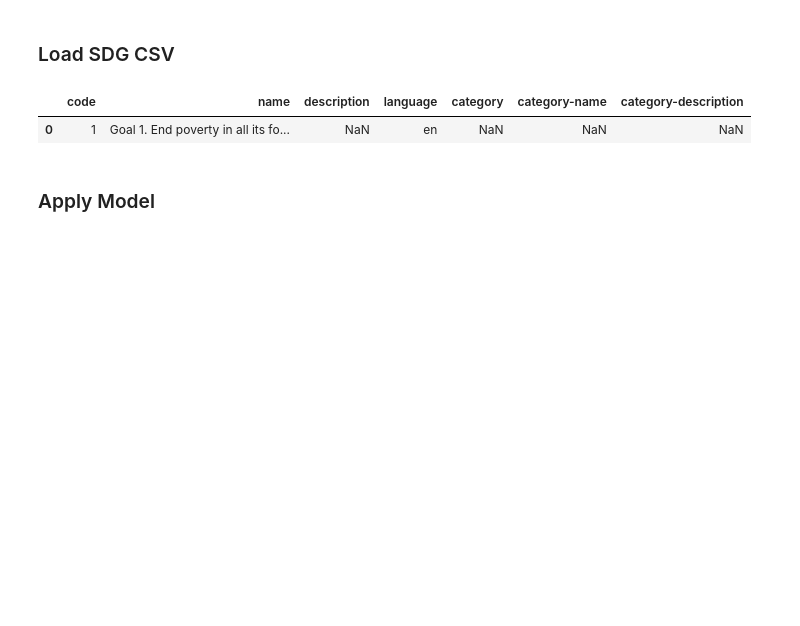
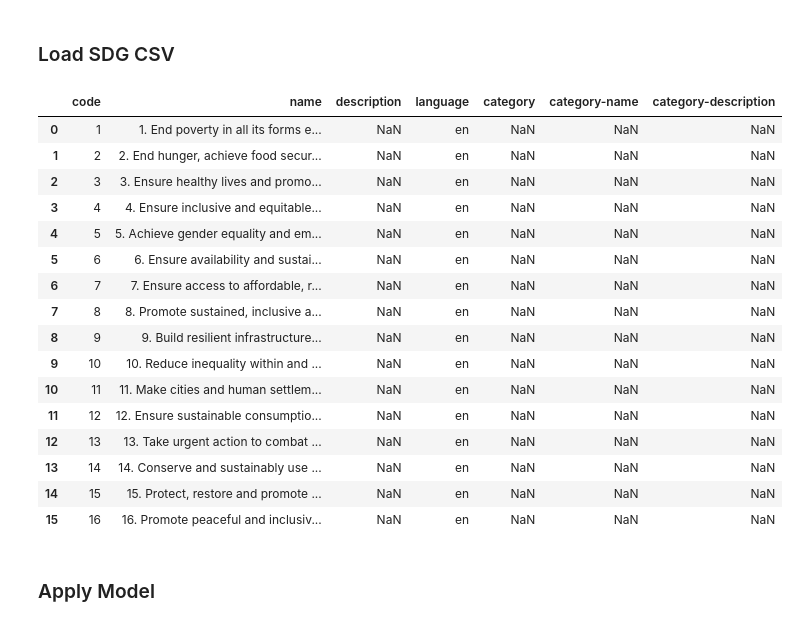
Before and after one commit to JanMuehlnikel/NLP-Development-Banks-Collaboration-Analyzer, a Jupyter notebook: data/pipeline/notebooks/sdg_prediction.ipynb, the cells around one changed output. Drawn from its saved outputs; the diff is of its cells as text; code cells hidden in the pictures; blank space fills up the shorter version.

```diff
--- a/data/pipeline/notebooks/sdg_prediction.ipynb
+++ b/data/pipeline/notebooks/sdg_prediction.ipynb
@@ -29,10 +44,25 @@ df.head(1)
 ### Load SDG CSV
 # %%
 sdg_df = pd.read_csv("../../../src/codelists/sdg_goals.csv")
-sdg_df.head(1)
+sdg_df.head(16)
 # %% [output]
 |  | code | name | description | language | category | category-name | category-description |
-| 0 | 1 | Goal 1. End poverty in all its fo... | NaN | en | NaN | NaN | NaN |
+| 0 | 1 | 1. End poverty in all its forms e... | NaN | en | NaN | NaN | NaN |
+| 1 | 2 | 2. End hunger, achieve food secur... | NaN | en | NaN | NaN | NaN |
+| 2 | 3 | 3. Ensure healthy lives and promo... | NaN | en | NaN | NaN | NaN |
+| 3 | 4 | 4. Ensure inclusive and equitable... | NaN | en | NaN | NaN | NaN |
+| 4 | 5 | 5. Achieve gender equality and em... | NaN | en | NaN | NaN | NaN |
+| 5 | 6 | 6. Ensure availability and sustai... | NaN | en | NaN | NaN | NaN |
+| 6 | 7 | 7. Ensure access to affordable, r... | NaN | en | NaN | NaN | NaN |
+| 7 | 8 | 8. Promote sustained, inclusive a... | NaN | en | NaN | NaN | NaN |
+| 8 | 9 | 9. Build resilient infrastructure... | NaN | en | NaN | NaN | NaN |
+| 9 | 10 | 10. Reduce inequality within and ... | NaN | en | NaN | NaN | NaN |
+| 10 | 11 | 11. Make cities and human settlem... | NaN | en | NaN | NaN | NaN |
+| 11 | 12 | 12. Ensure sustainable consumptio... | NaN | en | NaN | NaN | NaN |
+| 12 | 13 | 13. Take urgent action to combat ... | NaN | en | NaN | NaN | NaN |
+| 13 | 14 | 14. Conserve and sustainably use ... | NaN | en | NaN | NaN | NaN |
+| 14 | 15 | 15. Protect, restore and promote ... | NaN | en | NaN | NaN | NaN |
+| 15 | 16 | 16. Promote peaceful and inclusiv... | NaN | en | NaN | NaN | NaN |
 # %% [markdown]
 ### Apply Model
 # %%
```
Also changed, not shown: parts of 5 cells of this notebook, 2 other files.
